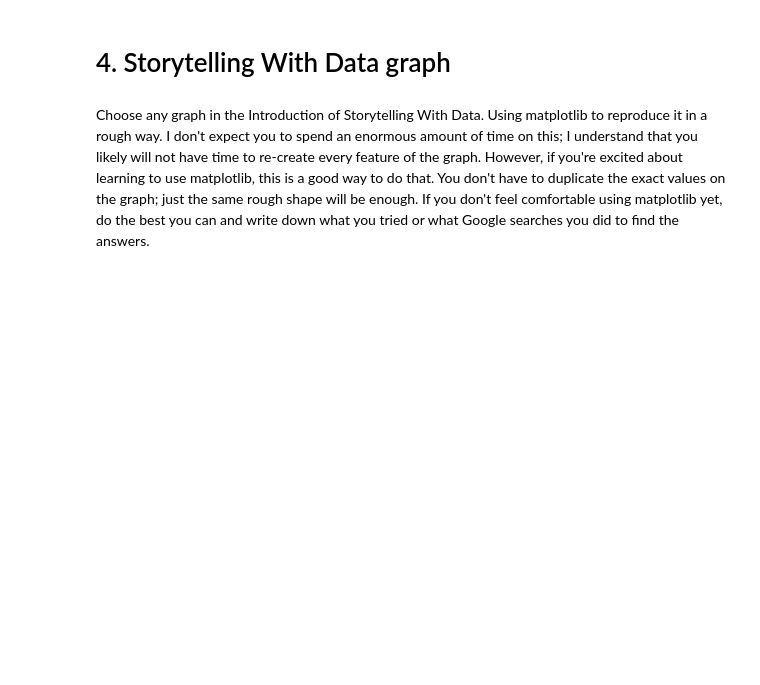
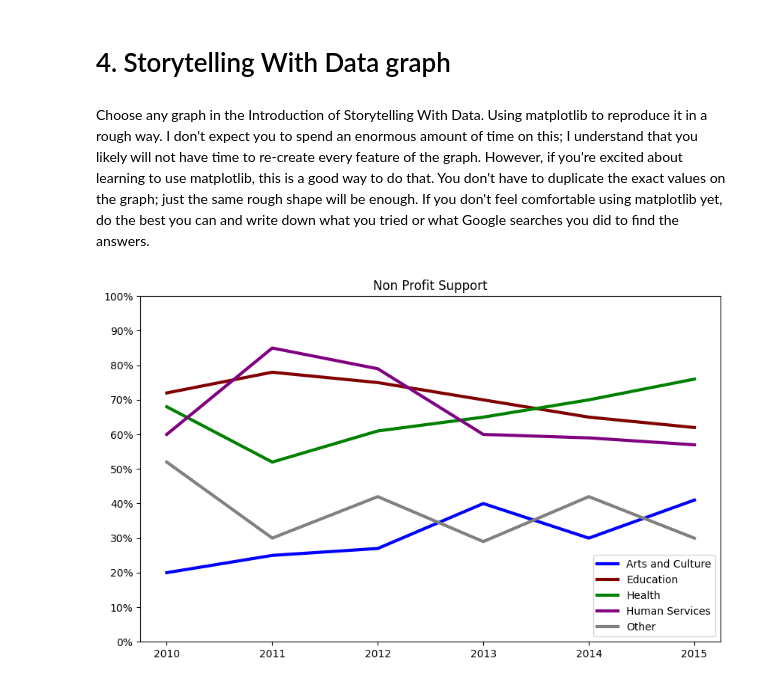
Before and after one commit to hnm15/ModB, a Jupyter notebook: Week1.ipynb, the cells around one changed output. Saved outputs shown, nothing was run; the diff lists cells and outputs as text; code cells hidden in the pictures; blank space fills up the shorter version.

```diff
--- a/Week1.ipynb
+++ b/Week1.ipynb
@@ -485,3 +536,32 @@ Text(0.5, 0, 'Birth Date')
 # 4. Storytelling With Data graph
 # %% [markdown]
 Choose any graph in the Introduction of Storytelling With Data.  Using matplotlib to reproduce it in a rough way.  I don't expect you to spend an enormous amount of time on this; I understand that you likely will not have time to re-create every feature of the graph.  However, if you're excited about learning to use matplotlib, this is a good way to do that.  You don't have to duplicate the exact values on the graph; just the same rough shape will be enough.  If you don't feel comfortable using matplotlib yet, do the best you can and write down what you tried or what Google searches you did to find the answers.
+# %%
+import matplotlib.pyplot as plt
+from matplotlib.ticker import FuncFormatter
+
+
+years = [2010, 2011, 2012, 2013, 2014, 2015]
+arts_and_culture = [20, 25, 27, 40, 30, 41]
+education = [72, 78, 75, 70, 65, 62]
+health = [68, 52, 61, 65, 70, 76]
+human_services = [60, 85, 79, 60, 59, 57]
+other = [52, 30, 42, 29, 42, 30]
+
+plt.figure(figsize=(10, 6))
+
+plt.plot(years, arts_and_culture, label="Arts and Culture", color='blue', linewidth=3)
+plt.plot(years, education, label="Education", color='maroon', linewidth=3)
+plt.plot(years, health, label="Health", color='green', linewidth=3)
+plt.plot(years, human_services, label="Human Services", color='purple', linewidth=3)
+plt.plot(years, other, label="Other", color='gray', linewidth=3)
+
+
+plt.title("Non Profit Support")
+plt.yticks(range(0, 101, 10))
+plt.gca().yaxis.set_major_formatter(FuncFormatter(lambda x, _: f'{int(x)}%'))
+plt.legend()
+plt.grid(False)
+plt.show()
+# %% [output]
+[figure, added]
```
Also changed, not shown: parts of 6 cells of this notebook.
